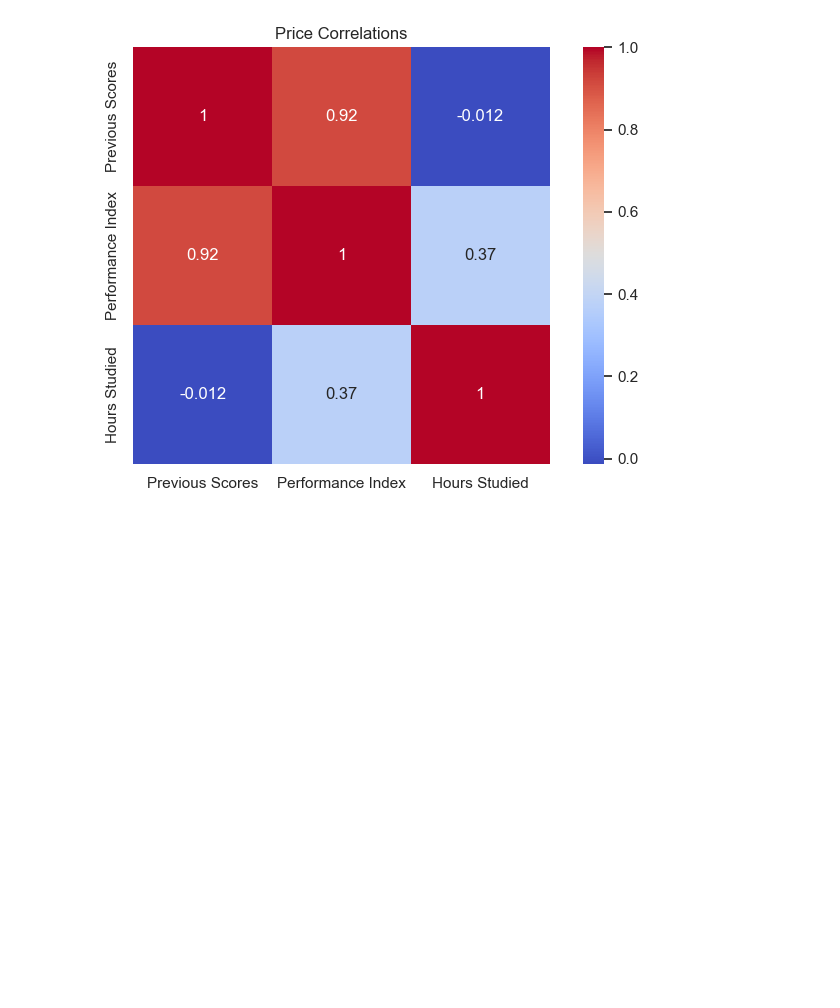
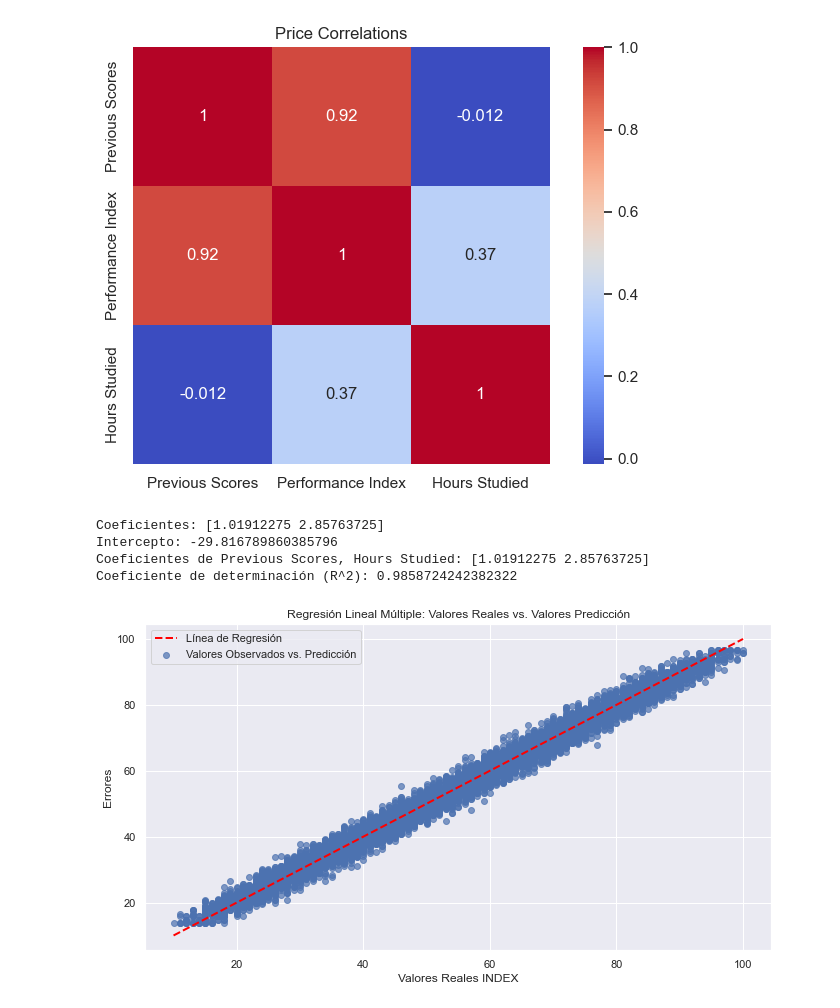
Before and after one commit to td2USA-20232/grupo1, a Jupyter notebook: test.ipynb, the cells around one changed output. Saved outputs shown, nothing was run; the diff lists cells and outputs as text; code cells hidden in the pictures; blank space fills up the shorter version.

```diff
--- a/test.ipynb
+++ b/test.ipynb
@@ -458,0 +461,52 @@ plt.show()
+# %%
+# Variables independientes (X) y variable dependiente (y)
+x = df[['Previous Scores', 'Hours Studied']]
+y = df['Performance Index']
+
+# Crear el modelo de regresión lineal
+model = LinearRegression()
+
+# Ajustar el modelo a los datos
+model.fit(x, y)
+
+# Coeficientes de regresión y término independiente
+coeficientes = model.coef_
+intercepto = model.intercept_
+
+# Imprimir los coeficientes
+print("Coeficientes:", coeficientes)
+print("Intercepto:", intercepto)
+print("Coeficientes de Previous Scores, Hours Studied:", coeficientes)
+
+# Calcular el coeficiente de determinación (R^2)
+r2 = model.score(x, y)
+print("Coeficiente de determinación (R^2):", r2)
+
+# Realizar una predicción
+y_pred = model.predict(x)
+
+# Graficar los resultados
+plt.figure(figsize=(10, 6))
+
+errors = y - y_pred
+
+
+# Graficar valores reales vs. valores predichos
+plt.scatter(y, y_pred, alpha=0.7)
+plt.xlabel("Valores Reales INDEX")
+plt.ylabel("Valores Predicción")
+plt.ylabel('Errores')
+plt.title("Regresión Lineal Múltiple: Valores Reales vs. Valores Predicción")
+plt.grid(True)
+
+# Añadir una línea de regresión
+plt.plot([min(y), max(y)], [min(y), max(y)], linestyle='--', color='red', linewidth=2)
+plt.legend(["Línea de Regresión", "Valores Observados vs. Predicción"])
+
+plt.show()
+# %% [output]
+Coeficientes: [1.01912275 2.85763725]
+Intercepto: -29.816789860385796
+Coeficientes de Previous Scores, Hours Studied: [1.01912275 2.85763725]
+Coeficiente de determinación (R^2): 0.9858724242382322
+[figure, added]
```
Also changed, not shown: parts of 4 cells of this notebook.
